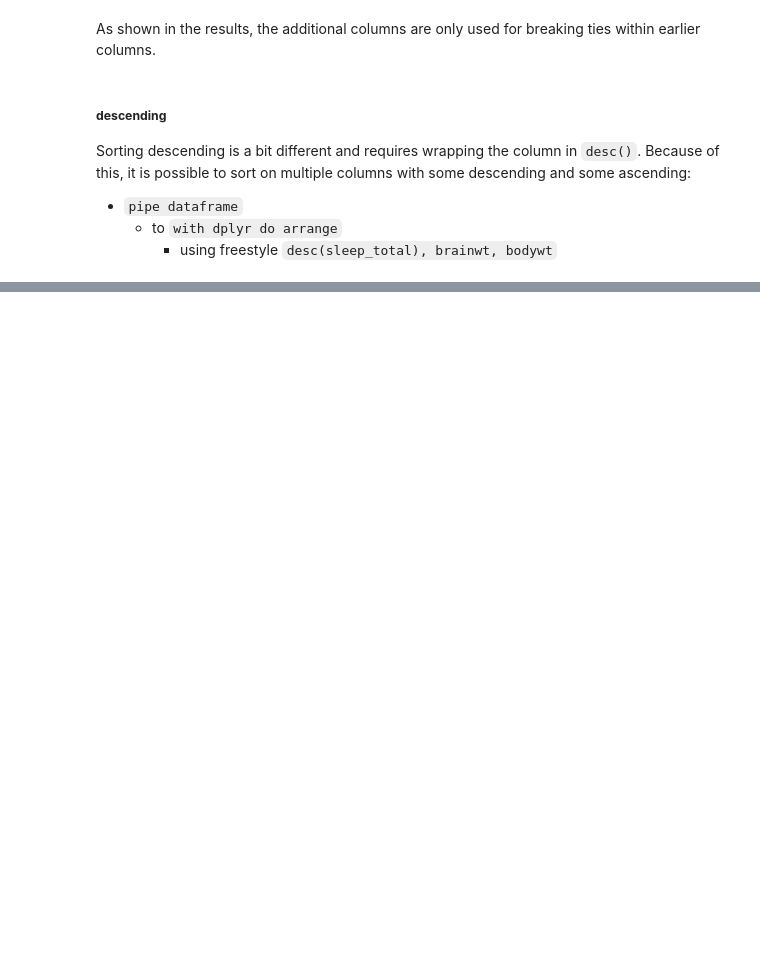
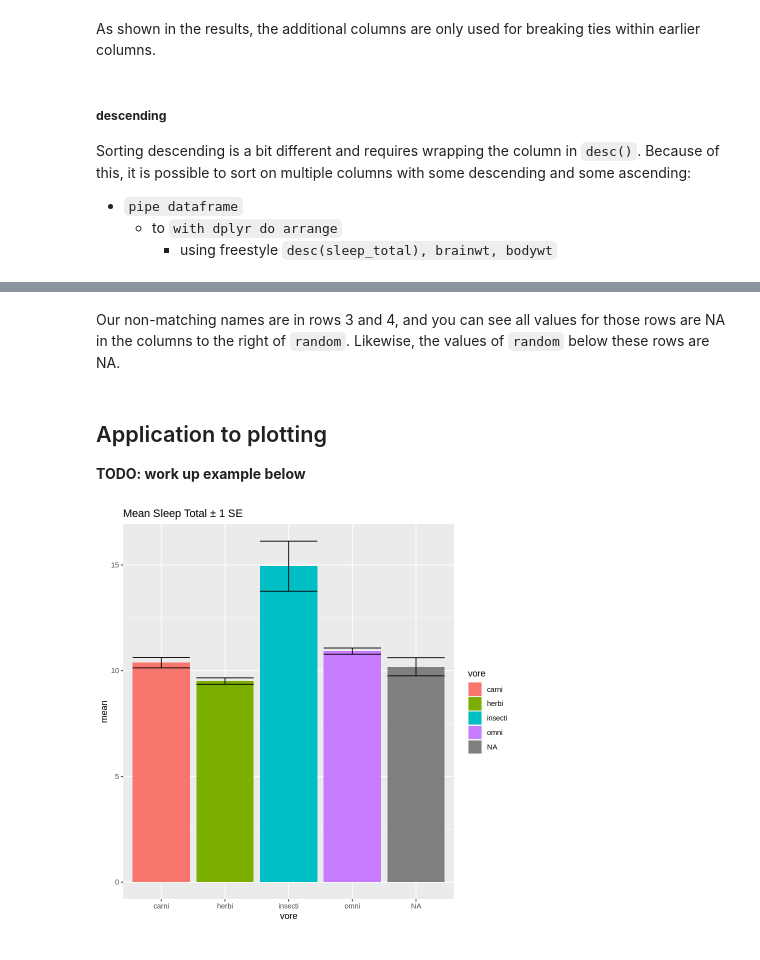
Before and after one commit to memphis-iis/datawhys-content-dplyr, a Jupyter notebook: 2022-04-03-dplyr-intro.ipynb, the cells around one changed output, grey strips where cells are left out. Cells and saved outputs as stored; diff of their text form; code cells hidden in the pictures; blank space fills up the shorter version.

```diff
--- a/2022-04-03-dplyr-intro.ipynb
+++ b/2022-04-03-dplyr-intro.ipynb
@@ -900,0 +1220,30 @@ A grouped_df: 83 × 11
+# %% [markdown]
+Our non-matching names are in rows 3 and 4, and you can see all values for those rows are NA in the columns to the right of `random`.
+Likewise, the values of `random` below these rows are NA.
+# %% [markdown]
+## Application to plotting
+
+**TODO: work up example below**
+# %%
+library(ggplot2)
+dataframe %>%
+    group_by(vore) %>%
+    summarise(
+        mean = mean(sleep_total),
+        sd = sd(sleep_total),
+        n = n(),
+        se = sd / n
+    ) %>%
+    ggplot(aes(x = vore, y = mean, fill = vore)) +
+    geom_col() +#position = position_dodge()) +
+    geom_errorbar(
+        aes(ymin = mean - se, ymax = mean + se)
+#         position = position_dodge2(padding = 0.5)
+    ) +
+    labs(
+        title = "Mean Sleep Total ± 1 SE"
+    )
+# %% [output]
+[figure, added]
+# %% [markdown]
+<!--  -->
```
Also changed, not shown: parts of 35 cells of this notebook.
